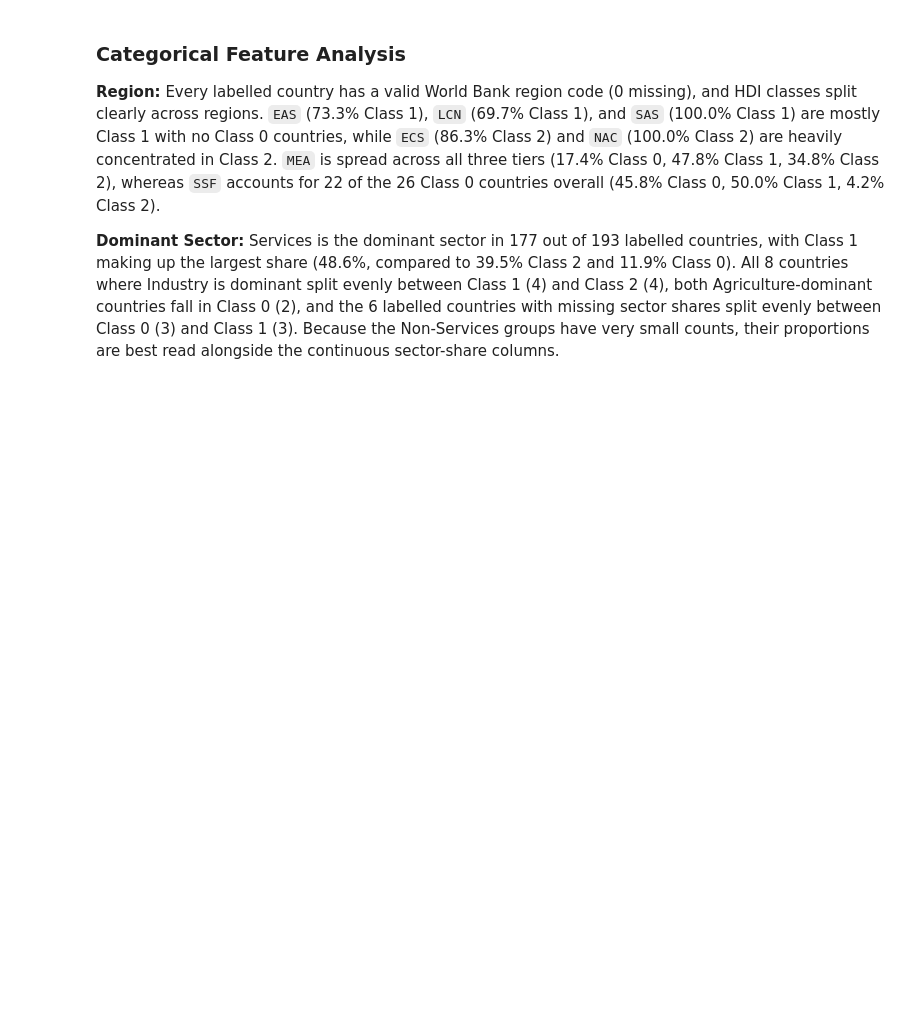
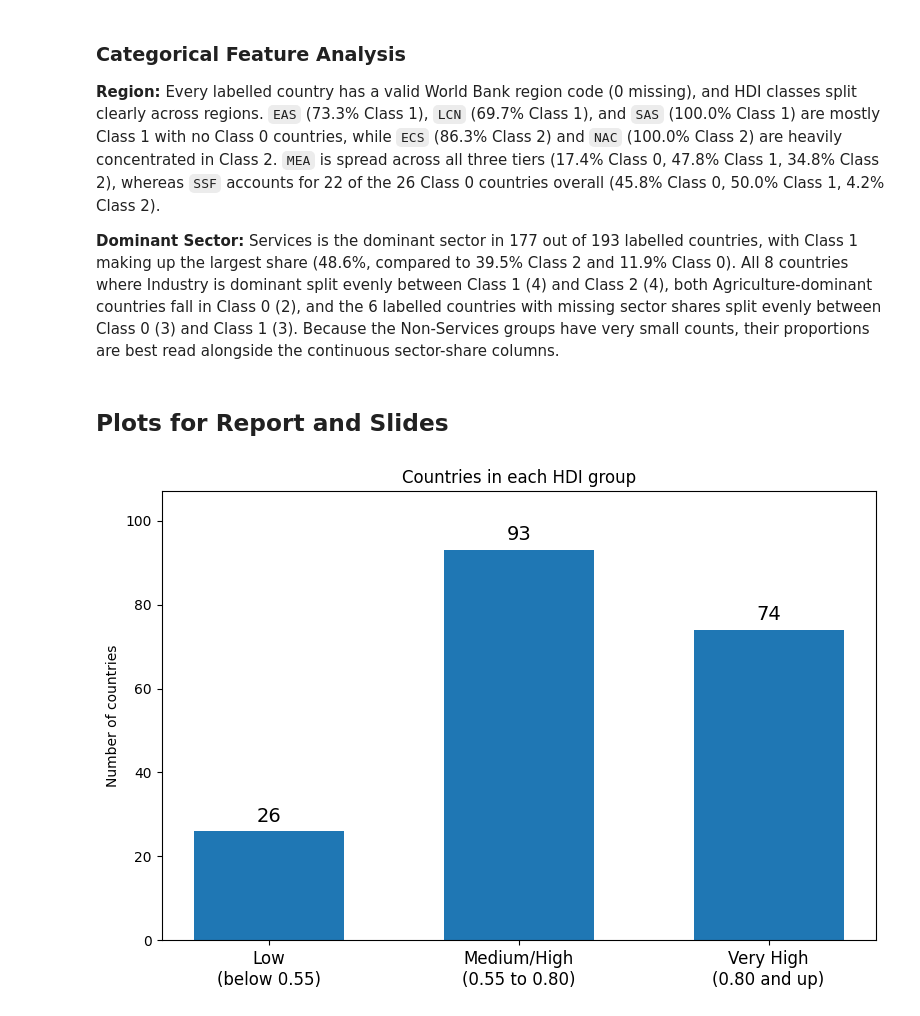
Before and after one commit to Soemon007/DS203_GroupProject, a Jupyter notebook: code/Exploratory_Data_Analysis.ipynb, the cells around one changed output. Saved outputs shown, nothing was run; the diff lists cells and outputs as text; code cells hidden in the pictures; blank space fills up the shorter version.

```diff
--- a/code/Exploratory_Data_Analysis.ipynb
+++ b/code/Exploratory_Data_Analysis.ipynb
@@ -346,3 +346,24 @@ Name: count, dtype: int64
 **Region:** Every labelled country has a valid World Bank region code (0 missing), and HDI classes split clearly across regions. `EAS` (73.3% Class 1), `LCN` (69.7% Class 1), and `SAS` (100.0% Class 1) are mostly Class 1 with no Class 0 countries, while `ECS` (86.3% Class 2) and `NAC` (100.0% Class 2) are heavily concentrated in Class 2. `MEA` is spread across all three tiers (17.4% Class 0, 47.8% Class 1, 34.8% Class 2), whereas `SSF` accounts for 22 of the 26 Class 0 countries overall (45.8% Class 0, 50.0% Class 1, 4.2% Class 2).
 
 **Dominant Sector:** Services is the dominant sector in 177 out of 193 labelled countries, with Class 1 making up the largest share (48.6%, compared to 39.5% Class 2 and 11.9% Class 0). All 8 countries where Industry is dominant split evenly between Class 1 (4) and Class 2 (4), both Agriculture-dominant countries fall in Class 0 (2), and the 6 labelled countries with missing sector shares split evenly between Class 0 (3) and Class 1 (3). Because the Non-Services groups have very small counts, their proportions are best read alongside the continuous sector-share columns.
+# %% [markdown]
+## Plots for Report and Slides
+# %%
+# Bar chart of the 3 HDI groups
+counts = df1['Level'].value_counts().sort_index()
+labels = ['Low\n(below 0.55)', 'Medium/High\n(0.55 to 0.80)', 'Very High\n(0.80 and up)']
+
+fig, ax = plt.subplots(figsize=(8, 5.5))
+bars = ax.bar(labels, counts.values, width=0.6)
+ax.bar_label(bars, fontsize=14, padding=4)
+
+ax.set_ylabel('Number of countries')
+ax.set_title('Countries in each HDI group')
+ax.set_ylim(0, counts.max() * 1.15)
+ax.tick_params(axis='x', labelsize=12)
+
+plt.tight_layout()
+plt.savefig('../deliverables/report/figures/hdi_groups.png', dpi=200)
+plt.show()
+# %% [output]
+[figure, added]
```
Also changed, not shown: parts of 4 cells of this notebook.
